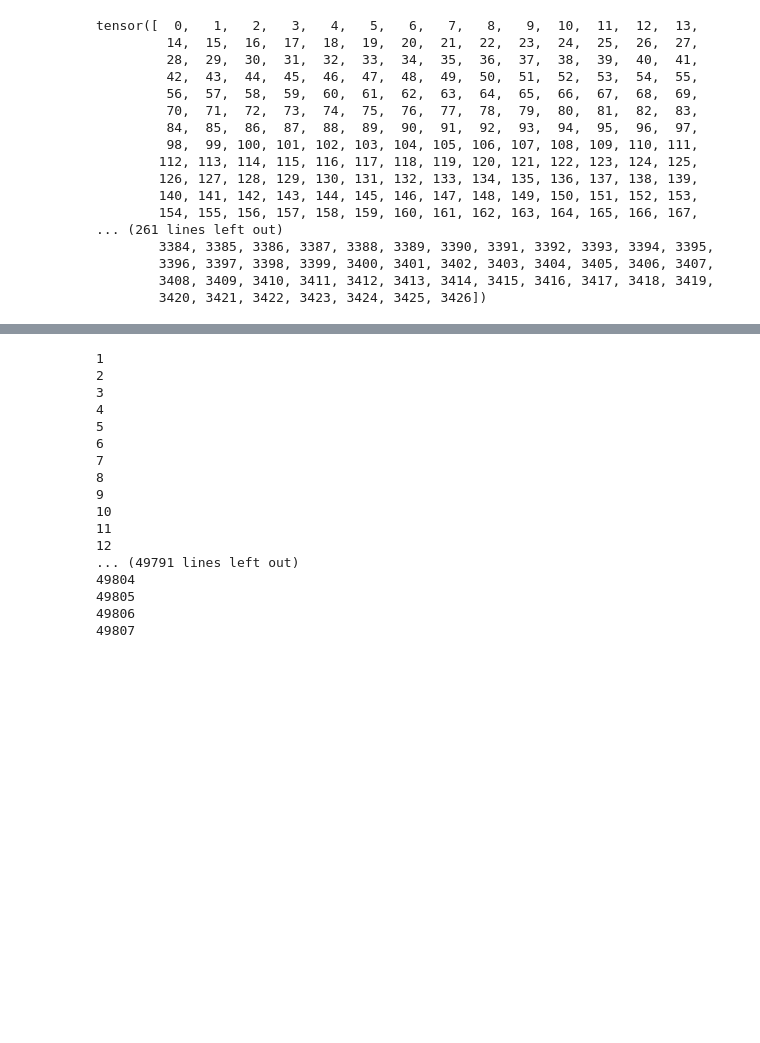
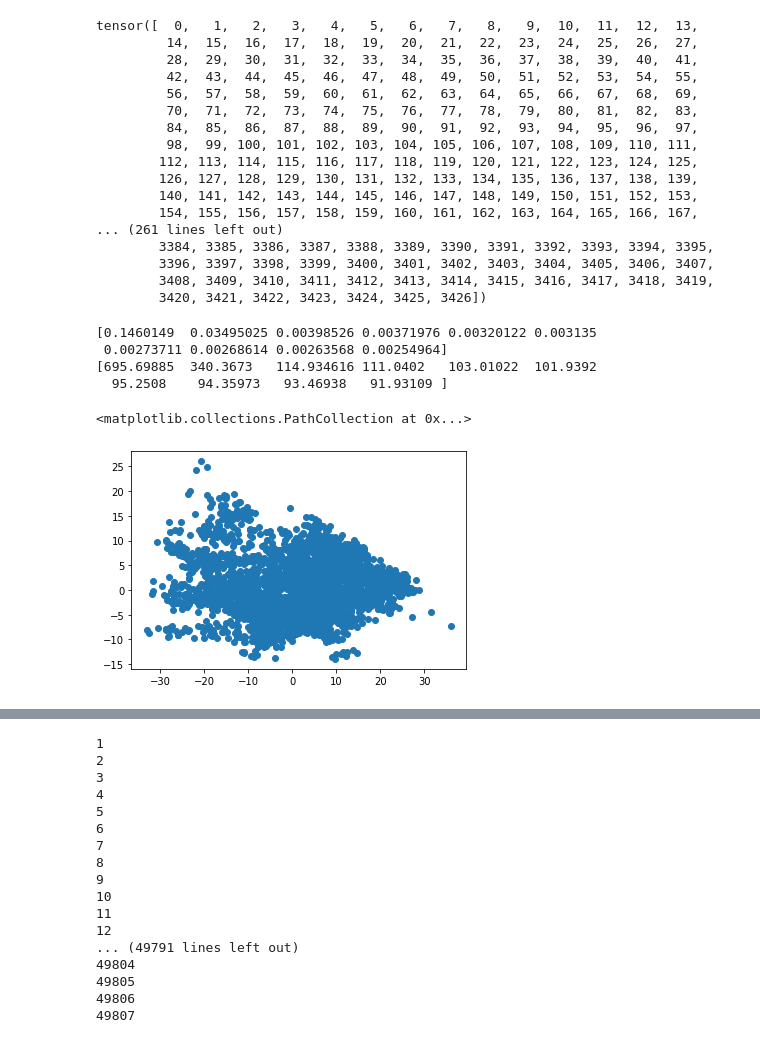
Before and after one commit to alwaysmle/110-1-NTU-DBME5028-Final, a Jupyter notebook: conv_net.ipynb, the cells around one changed output, grey strips where cells are left out. Drawn from its saved outputs; the diff is of its cells as text; code cells hidden in the pictures; blank space fills up the shorter version.

```diff
--- a/conv_net.ipynb
+++ b/conv_net.ipynb
@@ -563,7 +603,7 @@ conv_encoder(
 )
 # %%
 #create feature map of all test image
-embedding_dim = (1, 512, 32, 32)
+embedding_dim = (1, 32, 8, 8)
 def create_embedding(encoder,  device='cuda'):
     encoder.eval()
     # Just a place holder for our 0th image embedding.
@@ -599,3 +639,23 @@ tensor([  0,   1,   2,   3,   4,   5,   6,   7,   8,   9,  10,  11,  12,  13,
         3396, 3397, 3398, 3399, 3400, 3401, 3402, 3403, 3404, 3405, 3406, 3407,
         3408, 3409, 3410, 3411, 3412, 3413, 3414, 3415, 3416, 3417, 3418, 3419,
         3420, 3421, 3422, 3423, 3424, 3425, 3426])
+# %%
+embed_array =  embedding.view(3427,-1).numpy()
+# %%
+import numpy as np
+from sklearn.decomposition import PCA
+pca = PCA(n_components=10)
+pca.fit(embed_array)
+pca_embed = pca.transform(embed_array)
+print(pca.explained_variance_ratio_)
+print(pca.singular_values_)
+# %% [output]
+[0.1460149  0.03495025 0.00398526 0.00371976 0.00320122 0.003135
+ 0.00273711 0.00268614 0.00263568 0.00254964]
+[695.69885  340.3673   114.934616 111.0402   103.01022  101.9392
+  95.2508    94.35973   93.46938   91.93109 ]
+# %%
+plt.scatter(pca_embed[:,0],pca_embed[:,1])
+# %% [output]
+<matplotlib.collections.PathCollection at 0x...>
+[figure, added]
```
Also changed, not shown: parts of 18 cells of this notebook.
